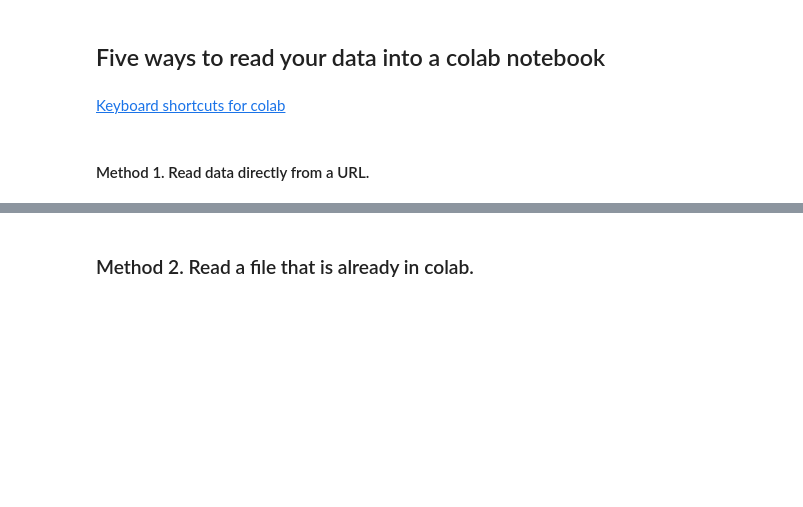
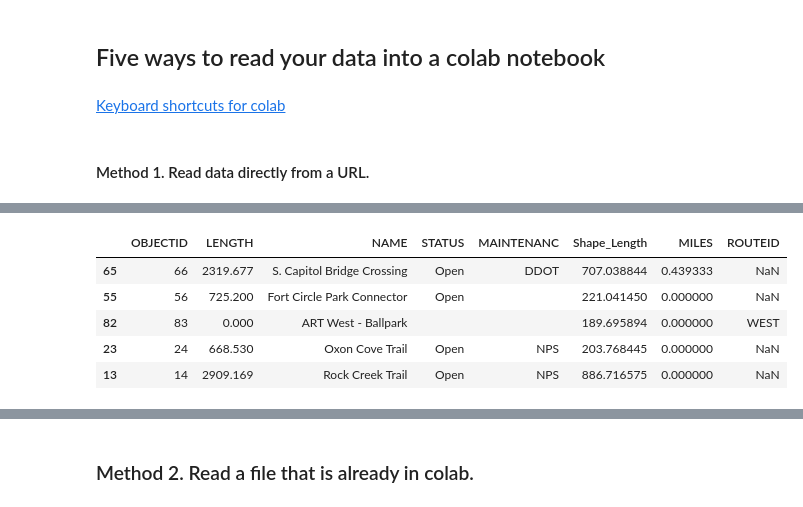
Before and after one commit to larrydavisjr1-dev/DS-Unit-1-Sprint-1-Data-Wrangling-and-Storytelling, a Jupyter notebook: colab_intro_lecture_notes.ipynb, the cells around one changed output, grey strips where cells are left out. Drawn from its saved outputs; the diff is of its cells as text; code cells hidden in the pictures; blank space fills up the shorter version.

```diff
--- a/colab_intro_lecture_notes.ipynb
+++ b/colab_intro_lecture_notes.ipynb
@@ -23,7 +35,16 @@ flag_data_url = 'https://archive.ics.uci.edu/ml/machine-learning-databases/flags
 # %%
 # Here is another example that doesn't require the column heads.
 # source: # https://opendata.dc.gov/datasets/bike-trails/data
 url = 'https://opendata.arcgis.com/datasets/e8c2b7ef54fb43d9a2ed1b0b75d0a14d_4.csv'
+bike_trails=pd.read_csv(url)
+bike_trails.sample(5)
+# %% [output]
+|  | OBJECTID | LENGTH | NAME | STATUS | MAINTENANC | Shape_Length | MILES | ROUTEID |
+| 65 | 66 | 2319.677 | S. Capitol Bridge Crossing | Open | DDOT | 707.038844 | 0.439333 | NaN |
+| 55 | 56 | 725.200 | Fort Circle Park Connector | Open |  | 221.041450 | 0.000000 | NaN |
+| 82 | 83 | 0.000 | ART West - Ballpark |  |  | 189.695894 | 0.000000 | WEST |
+| 23 | 24 | 668.530 | Oxon Cove Trail | Open | NPS | 203.768445 | 0.000000 | NaN |
+| 13 | 14 | 2909.169 | Rock Creek Trail | Open | NPS | 886.716575 | 0.000000 | NaN |
 # %%
 # Yet another example.
 url='https://opendata.arcgis.com/datasets/2e65fc16edc3481989d2cc17e6f8c533_54.csv'
```
Also changed, not shown: parts of 21 cells of this notebook.
